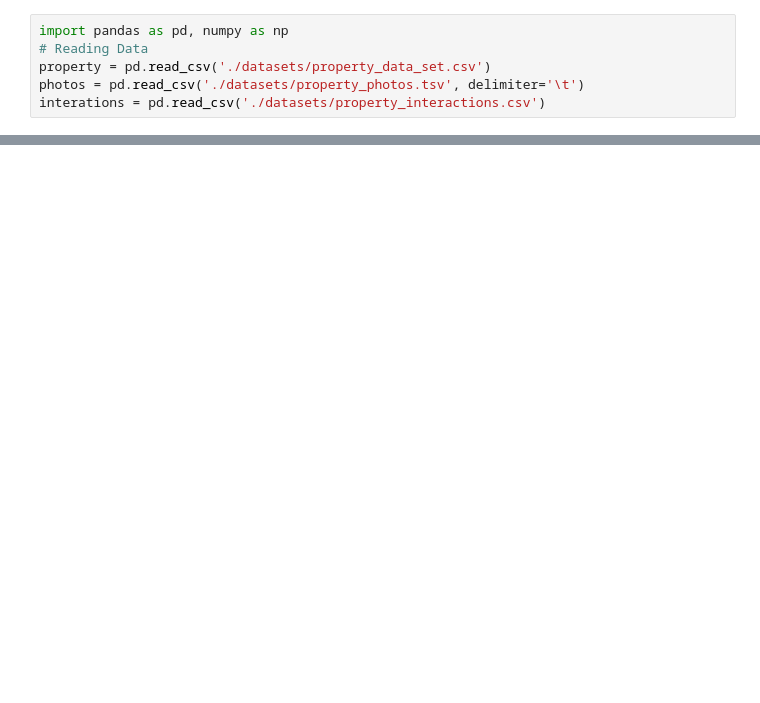
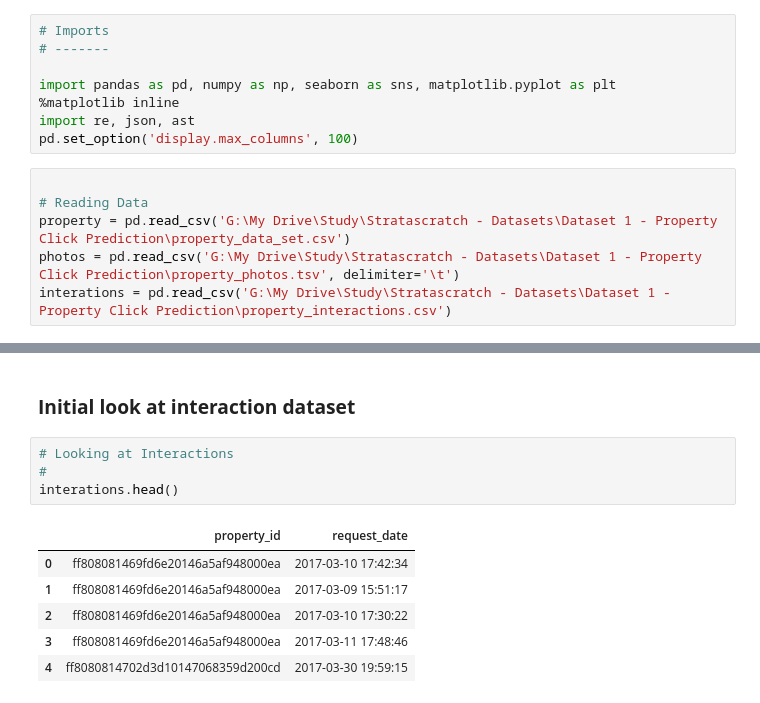
Before and after one commit to nitanshuj/Dataset_Analysis, a Jupyter notebook: Analysis 1 - Property Click Prediction/property_prediction.ipynb, the cells around one changed output, grey strips where cells are left out. Drawn from its saved outputs; the diff is of its cells as text; blank space fills up the shorter version.

```diff
--- a/Analysis 1 - Property Click Prediction/property_prediction.ipynb
+++ b/Analysis 1 - Property Click Prediction/property_prediction.ipynb
@@ -57,6 +7,14 @@ You should take 72 hours or less on this problem. This is a research assignment
+# %%
+# Imports
+# -------
+
+import pandas as pd, numpy as np, seaborn as sns, matplotlib.pyplot as plt
+%matplotlib inline
+import re, json, ast
+pd.set_option('display.max_columns', 100)
 # %%
-import pandas as pd, numpy as np
+
 # Reading Data
-property = pd.read_csv('./datasets/property_data_set.csv')
-photos = pd.read_csv('./datasets/property_photos.tsv', delimiter='\t')
-interations = pd.read_csv('./datasets/property_interactions.csv')
+property = pd.read_csv('G:\My Drive\Study\Stratascratch - Datasets\Dataset 1 - Property Click Prediction\property_data_set.csv')
+photos = pd.read_csv('G:\My Drive\Study\Stratascratch - Datasets\Dataset 1 - Property Click Prediction\property_photos.tsv', delimiter='\t')
+interations = pd.read_csv('G:\My Drive\Study\Stratascratch - Datasets\Dataset 1 - Property Click Prediction\property_interactions.csv')
@@ -98,0 +71,13 @@ photos.iloc[0][1]
+# %% [markdown]
+ ### **Initial look at interaction dataset**
+# %%
+# Looking at Interactions
+#
+interations.head()
+# %% [output]
+|  | property_id | request_date |
+| 0 | ff808081469fd6e20146a5af948000ea | 2017-03-10 17:42:34 |
+| 1 | ff808081469fd6e20146a5af948000ea | 2017-03-09 15:51:17 |
+| 2 | ff808081469fd6e20146a5af948000ea | 2017-03-10 17:30:22 |
+| 3 | ff808081469fd6e20146a5af948000ea | 2017-03-11 17:48:46 |
+| 4 | ff8080814702d3d10147068359d200cd | 2017-03-30 19:59:15 |
```
Also changed, not shown: parts of 27 cells of this notebook, 3 other files.
